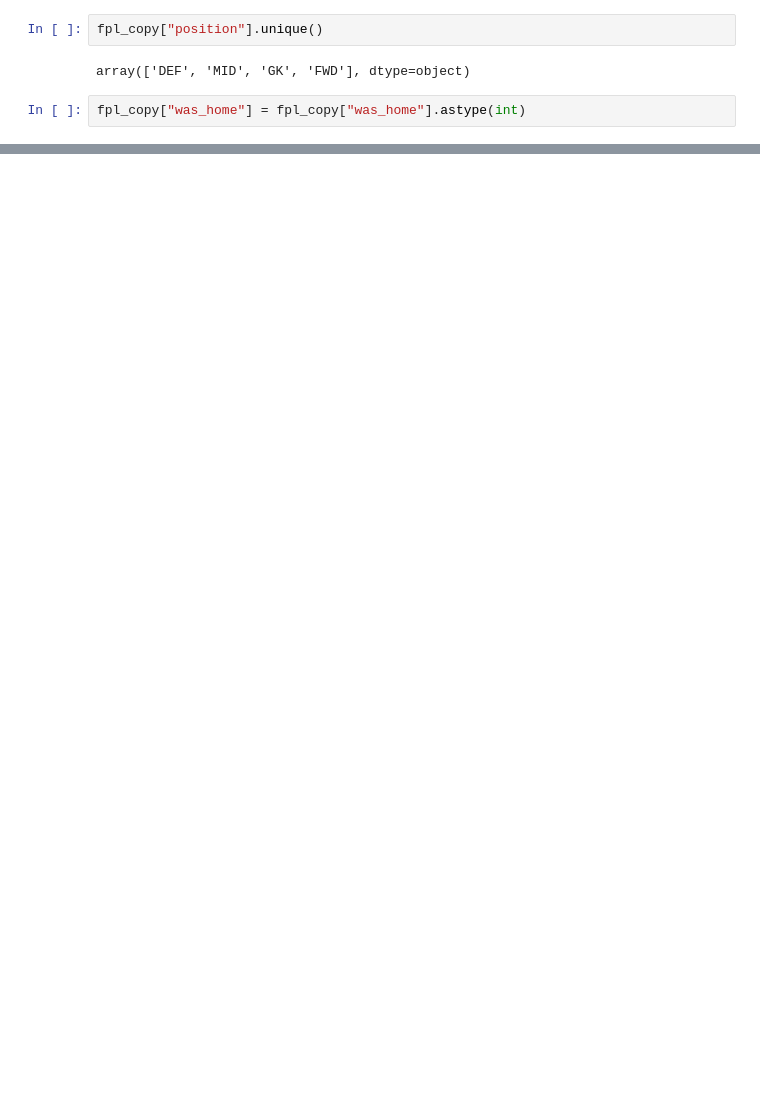
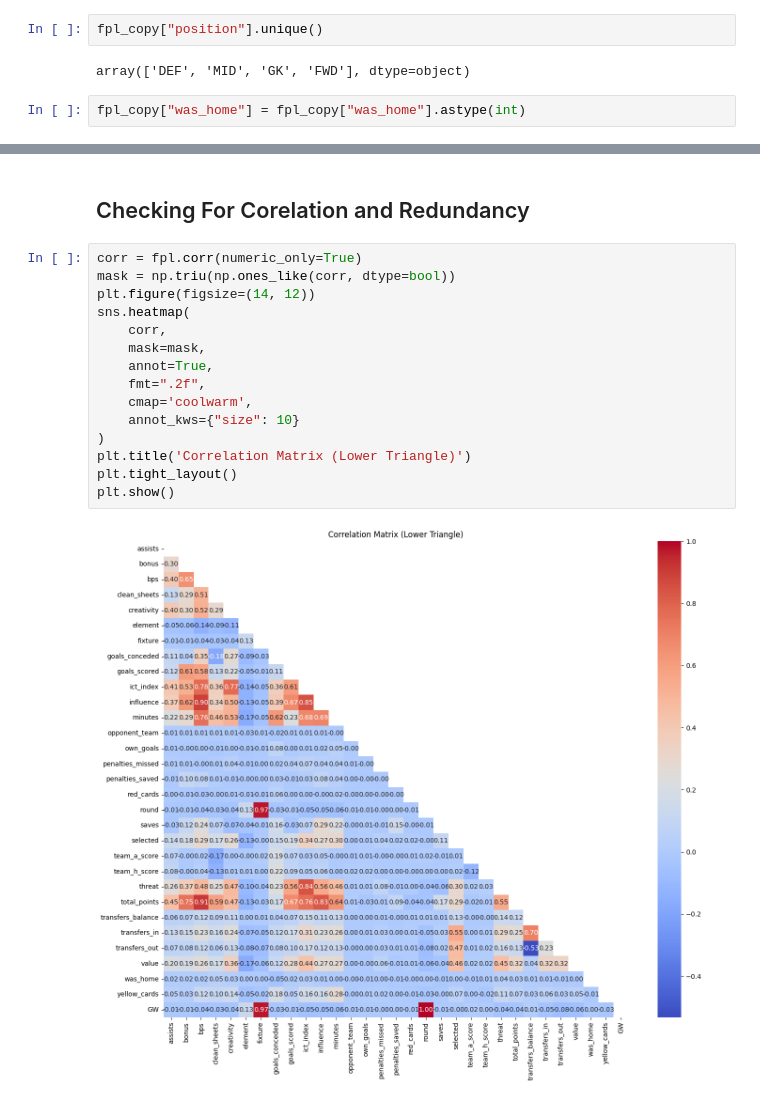
Before and after one commit to AhmedSameh19/fantasy-football-predictor, a Jupyter notebook: pred.ipynb, the cells around one changed output, grey strips where cells are left out. Drawn from its saved outputs; the diff is of its cells as text; blank space fills up the shorter version.

```diff
--- a/pred.ipynb
+++ b/pred.ipynb
@@ -318,0 +485,19 @@ fpl_copy.head()
+# %% [markdown]
+## Checking For Corelation and Redundancy
+# %%
+corr = fpl.corr(numeric_only=True)
+mask = np.triu(np.ones_like(corr, dtype=bool))
+plt.figure(figsize=(14, 12))
+sns.heatmap(
+    corr,
+    mask=mask,
+    annot=True,
+    fmt=".2f",
+    cmap='coolwarm',
+    annot_kws={"size": 10}
+)
+plt.title('Correlation Matrix (Lower Triangle)')
+plt.tight_layout()
+plt.show()
+# %% [output]
+[figure, added]
```
Also changed, not shown: parts of 38 cells of this notebook, 1 other file.
